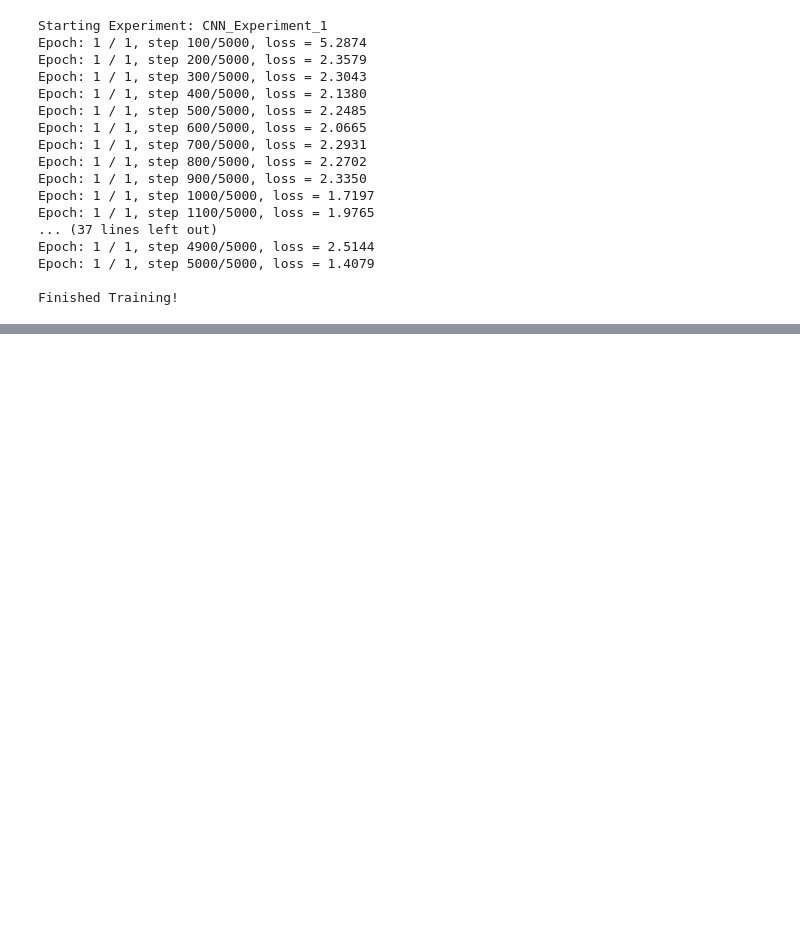
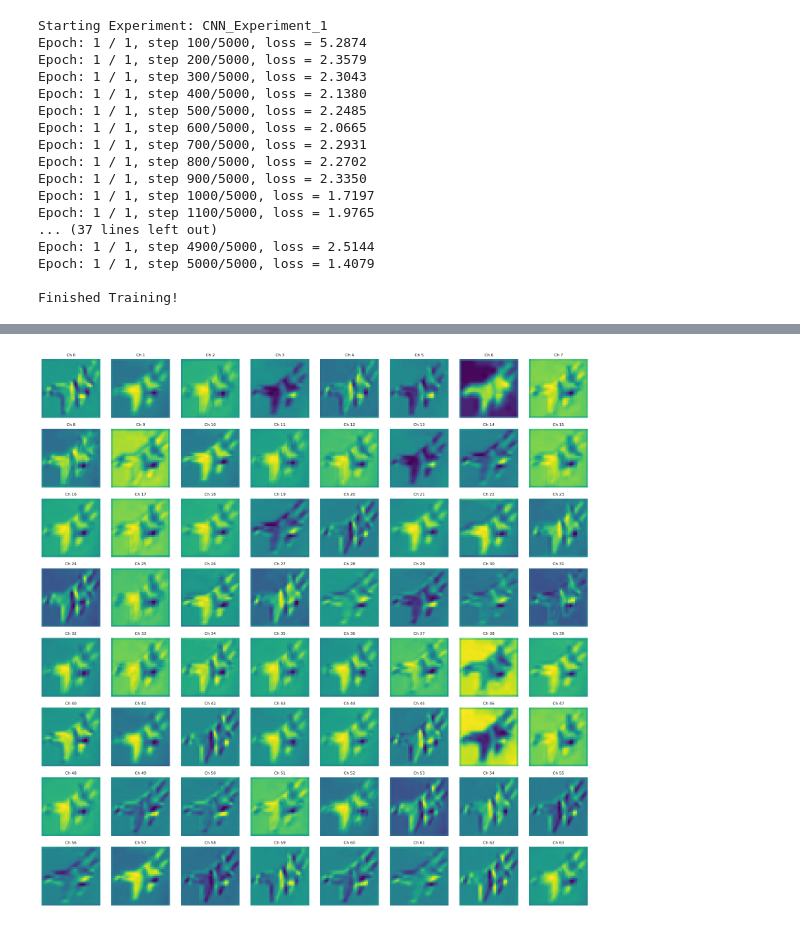
Before and after one commit to Tejas204/Explainable-CNN, a Jupyter notebook: main.ipynb, the cells around one changed output, grey strips where cells are left out. Saved outputs shown, nothing was run; the diff lists cells and outputs as text; code cells hidden in the pictures; blank space fills up the shorter version.

```diff
--- a/main.ipynb
+++ b/main.ipynb
@@ -107,0 +165,30 @@ torch.save(model.state_dict(), 'model_weights.pth')
+# %%
+import math
+act = activation['conv5'].squeeze()   # shape: (C, H, W)
+C = act.size(0)
+
+# Normalize per-channel for better contrast
+act = (act - act.min(dim=1, keepdim=True)[0].min(dim=2, keepdim=True)[0]) / \
+      (act.max(dim=1, keepdim=True)[0].max(dim=2, keepdim=True)[0] -
+       act.min(dim=1, keepdim=True)[0].min(dim=2, keepdim=True)[0] + 1e-6)
+
+# Grid size
+cols = int(math.sqrt(C))
+rows = math.ceil(C / cols)
+
+fig, axes = plt.subplots(rows, cols, figsize=(cols * 2, rows * 2))
+axes = axes.flatten()
+
+for i in range(C):
+    axes[i].imshow(act[i].cpu(), cmap="viridis")
+    axes[i].axis("off")
+    axes[i].set_title(f"Ch {i}", fontsize=8)
+
+# Hide unused axes
+for i in range(C, len(axes)):
+    axes[i].axis("off")
+
+plt.tight_layout()
+plt.show()
+# %% [output]
+[figure, added]
```
Also changed, not shown: parts of 7 cells of this notebook.
